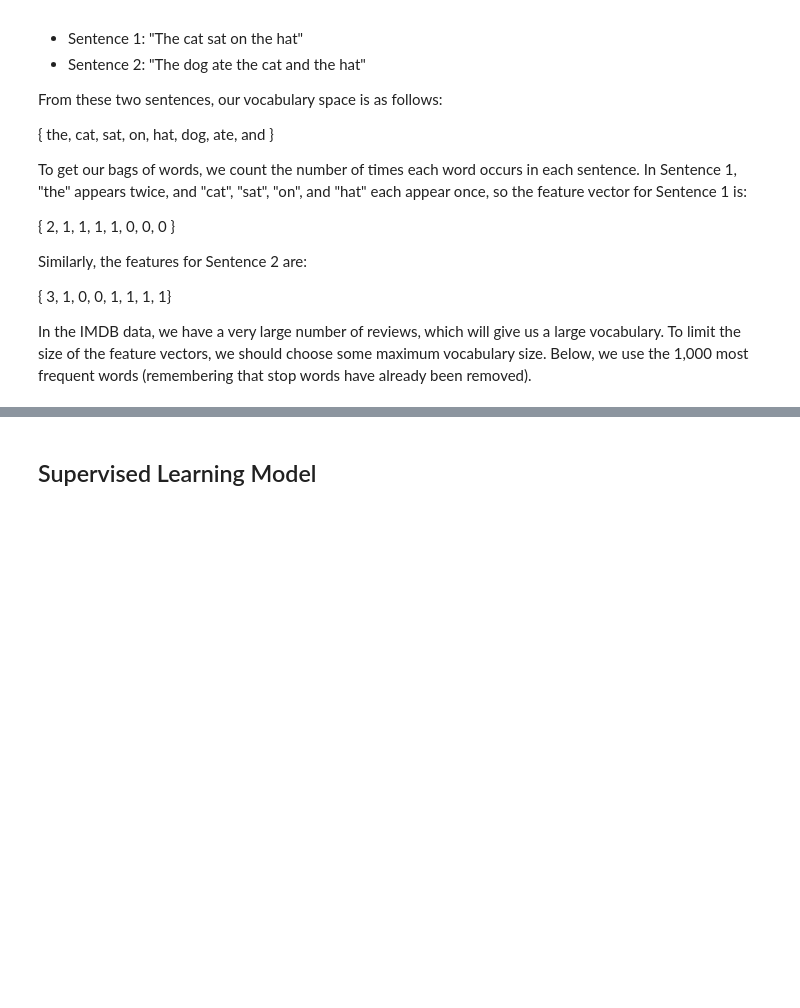
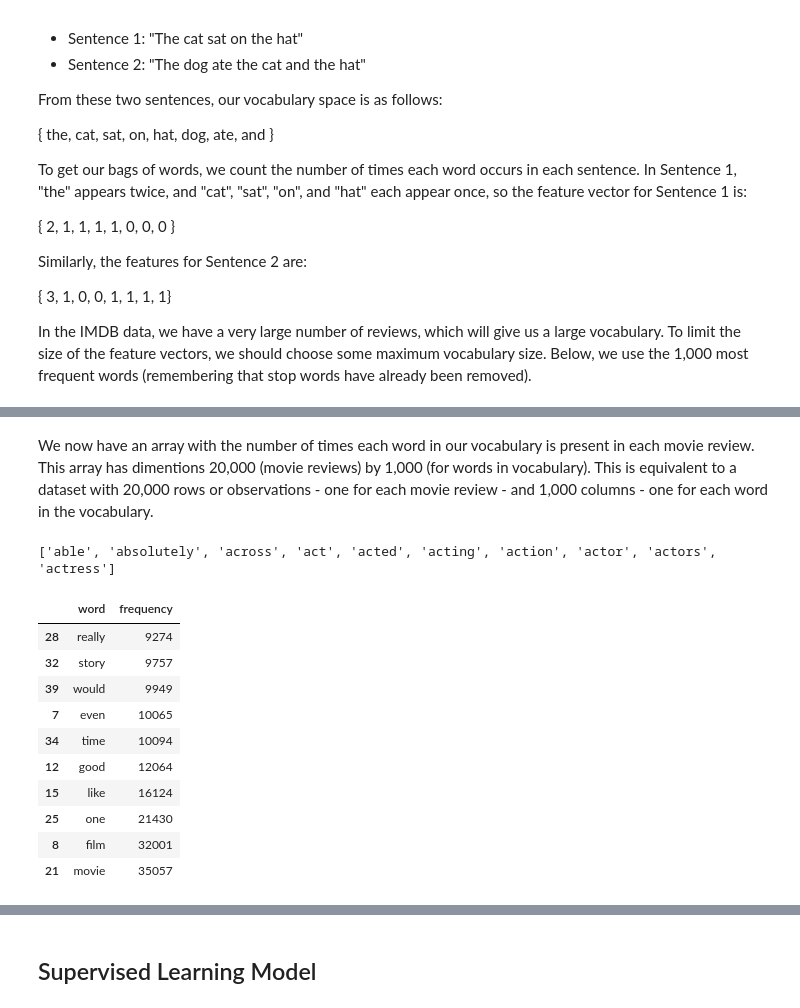
Before and after one commit to PovertyAction/LAC_summit_python, a Jupyter notebook: 2_NLP_lab/NLP lab session.ipynb, the cells around one changed output, grey strips where cells are left out. Drawn from its saved outputs; the diff is of its cells as text; code cells hidden in the pictures; blank space fills up the shorter version.

```diff
--- a/2_NLP_lab/NLP lab session.ipynb
+++ b/2_NLP_lab/NLP lab session.ipynb
@@ -205,0 +259,8 @@ print(vectorizer.get_feature_names()[0:10])
+# %% [markdown]
+We now have an array with the number of times each word in our vocabulary is present in each movie review. This array has dimentions 20,000 (movie reviews) by 1,000 (for words in vocabulary). This is equivalent to a dataset with 20,000 rows or observations - one for each movie review - and 1,000 columns - one for each word in the vocabulary.
+# %%
+# Look at the first 10 elements in vocabulary
+vocab = vectorizer.get_feature_names()
+print(vocab[0:10])
+# %% [output]
+['able', 'absolutely', 'across', 'act', 'acted', 'acting', 'action', 'actor', 'actors', 'actress']
@@ -205,0 +278,14 @@ print(vectorizer.get_feature_names()[0:10])
+# %%
+common_words[-10:]
+# %% [output]
+|  | word | frequency |
+| 28 | really | 9274 |
+| 32 | story | 9757 |
+| 39 | would | 9949 |
+| 7 | even | 10065 |
+| 34 | time | 10094 |
+| 12 | good | 12064 |
+| 15 | like | 16124 |
+| 25 | one | 21430 |
+| 8 | film | 32001 |
+| 21 | movie | 35057 |
```
Also changed, not shown: parts of 36 cells of this notebook.
